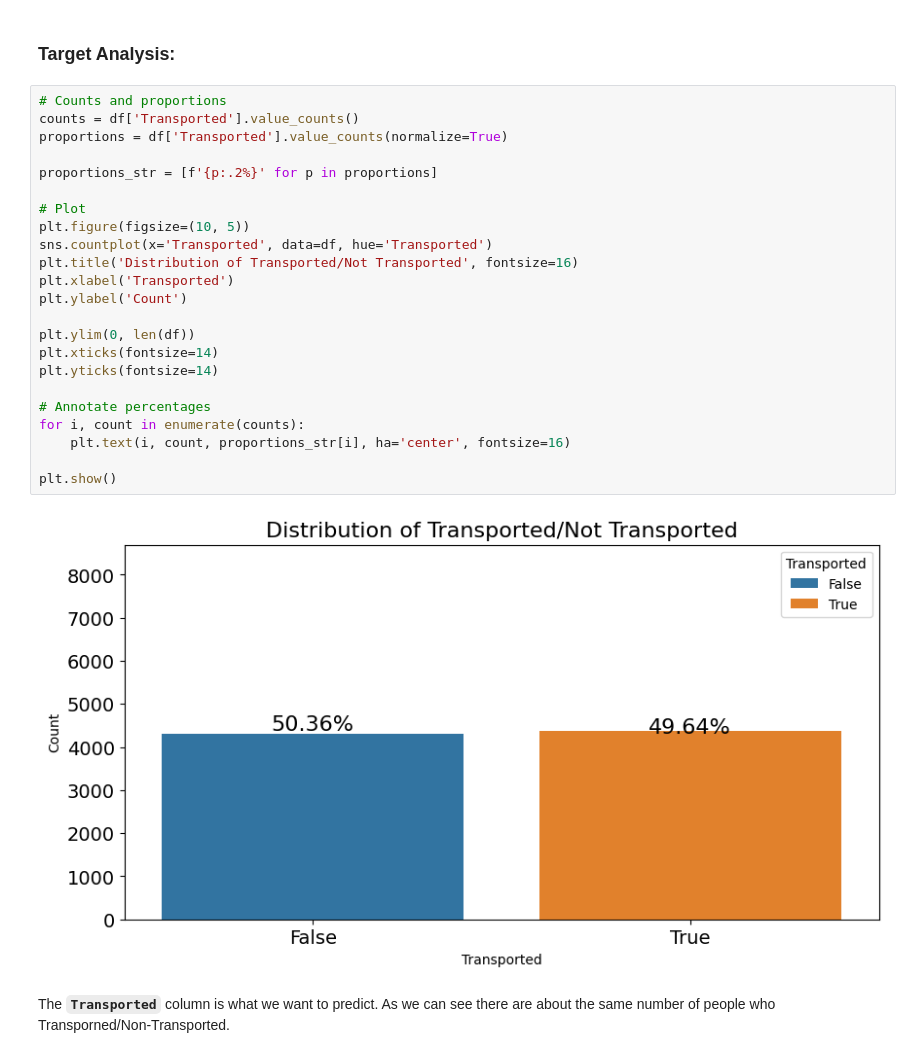
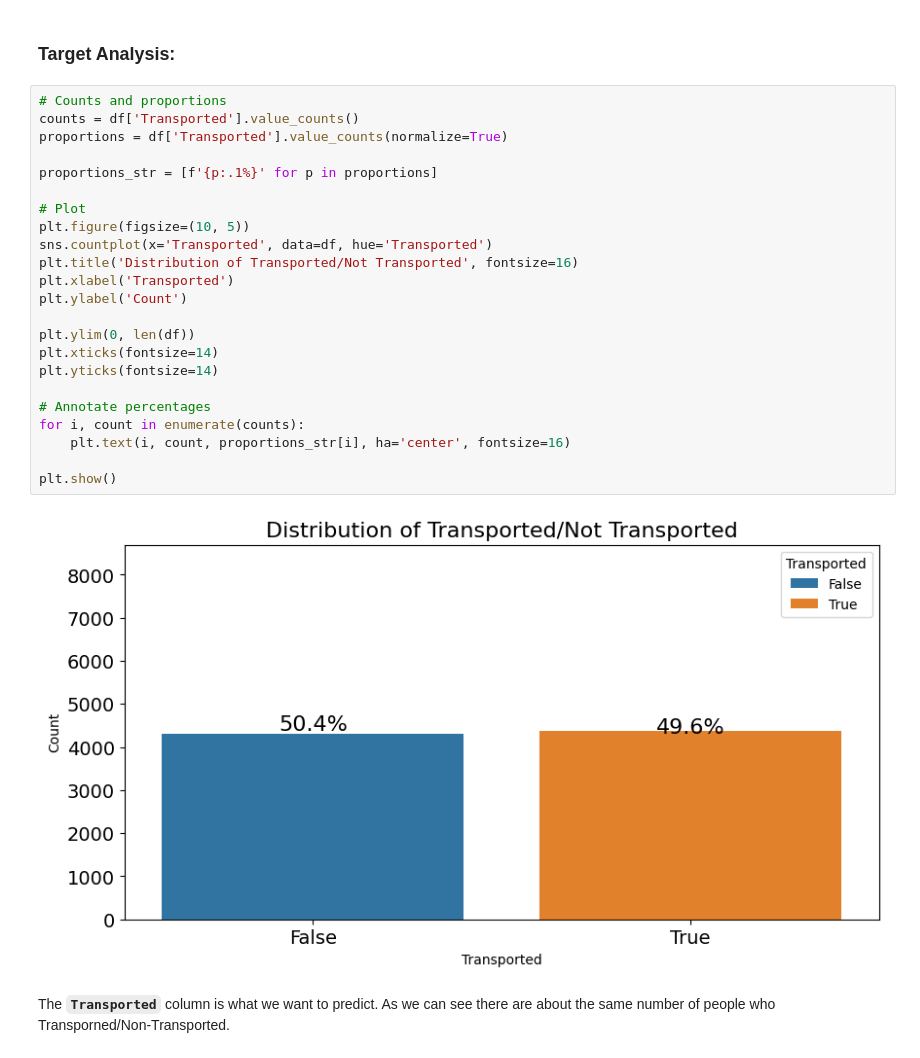
Before and after one commit to YarinArava/SpaceShipTitanic_FinalProject, a Jupyter notebook: Spaceship_Titanic_edited_2.ipynb, the cells around one changed output. Cells and saved outputs as stored; diff of their text form.

```diff
--- a/Spaceship_Titanic_edited_2.ipynb
+++ b/Spaceship_Titanic_edited_2.ipynb
@@ -89,28 +134,28 @@ plt.show()
 # %%
 # Counts and proportions
 counts = df['Transported'].value_counts()
 proportions = df['Transported'].value_counts(normalize=True)
 
-proportions_str = [f'{p:.2%}' for p in proportions]
+proportions_str = [f'{p:.1%}' for p in proportions]
 
 # Plot
 plt.figure(figsize=(10, 5))
 sns.countplot(x='Transported', data=df, hue='Transported')
 plt.title('Distribution of Transported/Not Transported', fontsize=16)
 plt.xlabel('Transported')
 plt.ylabel('Count')
 
 plt.ylim(0, len(df))
 plt.xticks(fontsize=14)
 plt.yticks(fontsize=14)
 
 # Annotate percentages
 for i, count in enumerate(counts):
     plt.text(i, count, proportions_str[i], ha='center', fontsize=16)
 
 plt.show()
 # %% [output]
-[figure, old version]
+[figure, new version]
 # %% [markdown]
 The **`Transported`** column is what we want to predict. As we can see there are about the same number of people who Transporned/Non-Transported.
 # %% [markdown]
```
Also changed, not shown: parts of 49 cells of this notebook.
